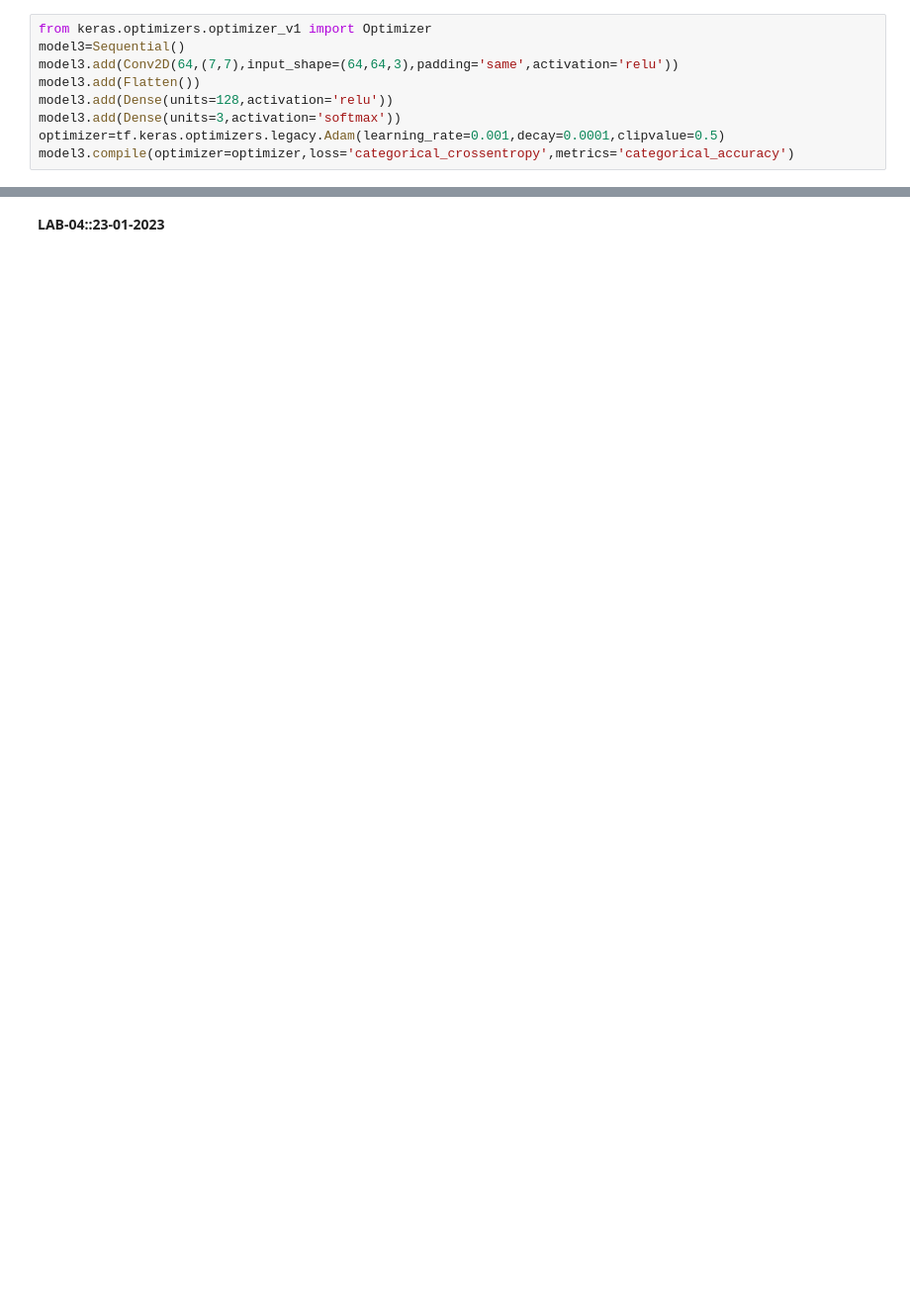
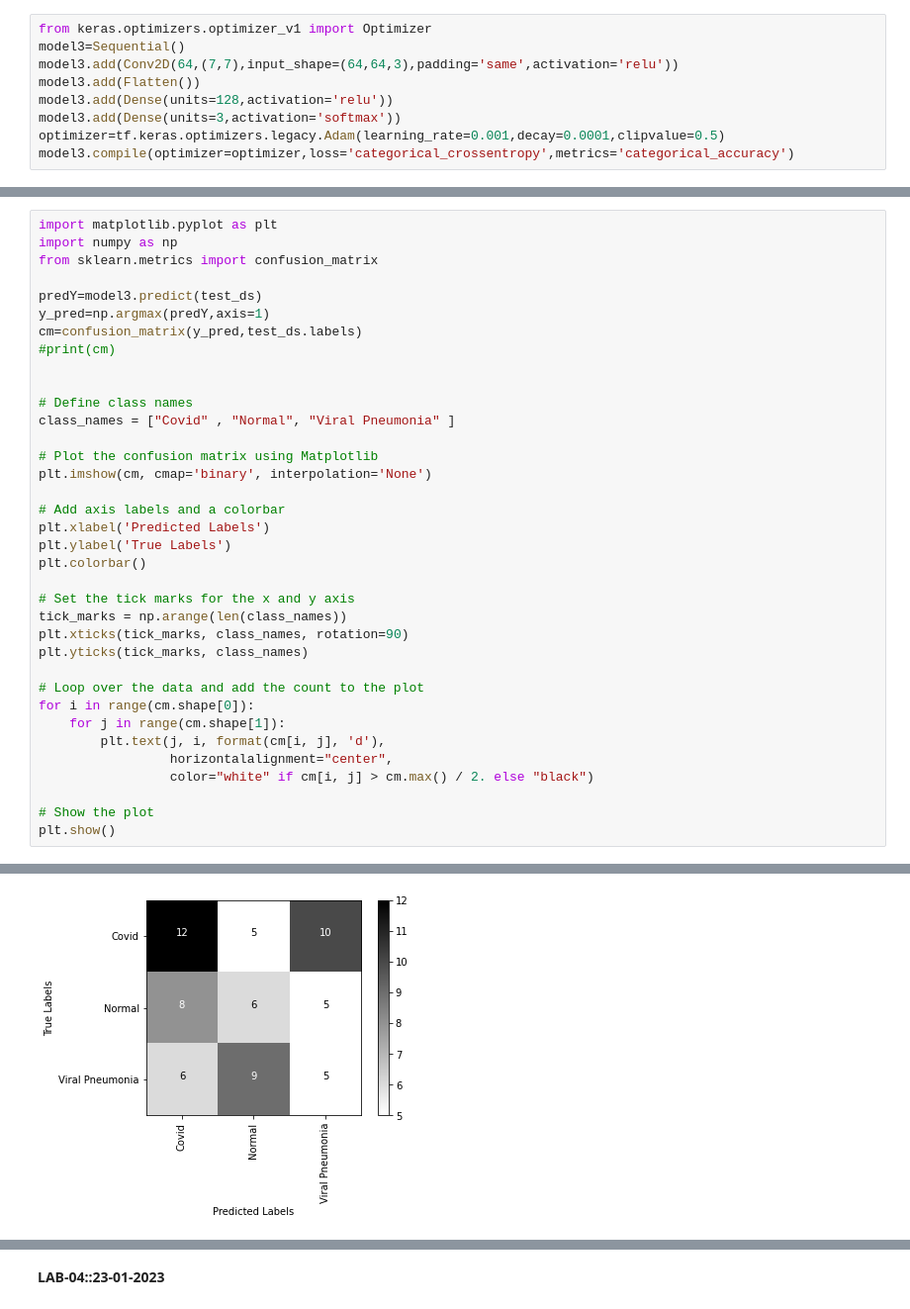
Before and after one commit to MMonirHossain/TransferLearningModel, a Jupyter notebook: CNN+DENSENET+VGG19.ipynb, the cells around one changed output, grey strips where cells are left out. Shown: that part at 99% size. Cells and saved outputs as stored; diff of their text form; blank space fills up the shorter version.

```diff
--- a/CNN+DENSENET+VGG19.ipynb
+++ b/CNN+DENSENET+VGG19.ipynb
@@ -231,0 +253,37 @@ Epoch 5/5
+# %%
+import matplotlib.pyplot as plt
+import numpy as np
+from sklearn.metrics import confusion_matrix
+
+predY=model3.predict(test_ds)
+y_pred=np.argmax(predY,axis=1)
+cm=confusion_matrix(y_pred,test_ds.labels)
+#print(cm)
+
+
+# Define class names
+class_names = ["Covid" , "Normal", "Viral Pneumonia" ]
+
+# Plot the confusion matrix using Matplotlib
+plt.imshow(cm, cmap='binary', interpolation='None')
+
+# Add axis labels and a colorbar
+plt.xlabel('Predicted Labels')
+plt.ylabel('True Labels')
+plt.colorbar()
+
+# Set the tick marks for the x and y axis
+tick_marks = np.arange(len(class_names))
+plt.xticks(tick_marks, class_names, rotation=90)
+plt.yticks(tick_marks, class_names)
+
+# Loop over the data and add the count to the plot
+for i in range(cm.shape[0]):
+    for j in range(cm.shape[1]):
+        plt.text(j, i, format(cm[i, j], 'd'),
+                 horizontalalignment="center",
+                 color="white" if cm[i, j] > cm.max() / 2. else "black")
+
+# Show the plot
+plt.show()
+# %% [output]
@@ -231,0 +291 @@ Epoch 5/5
+[figure, added]
```
Also changed, not shown: parts of 28 cells of this notebook.
